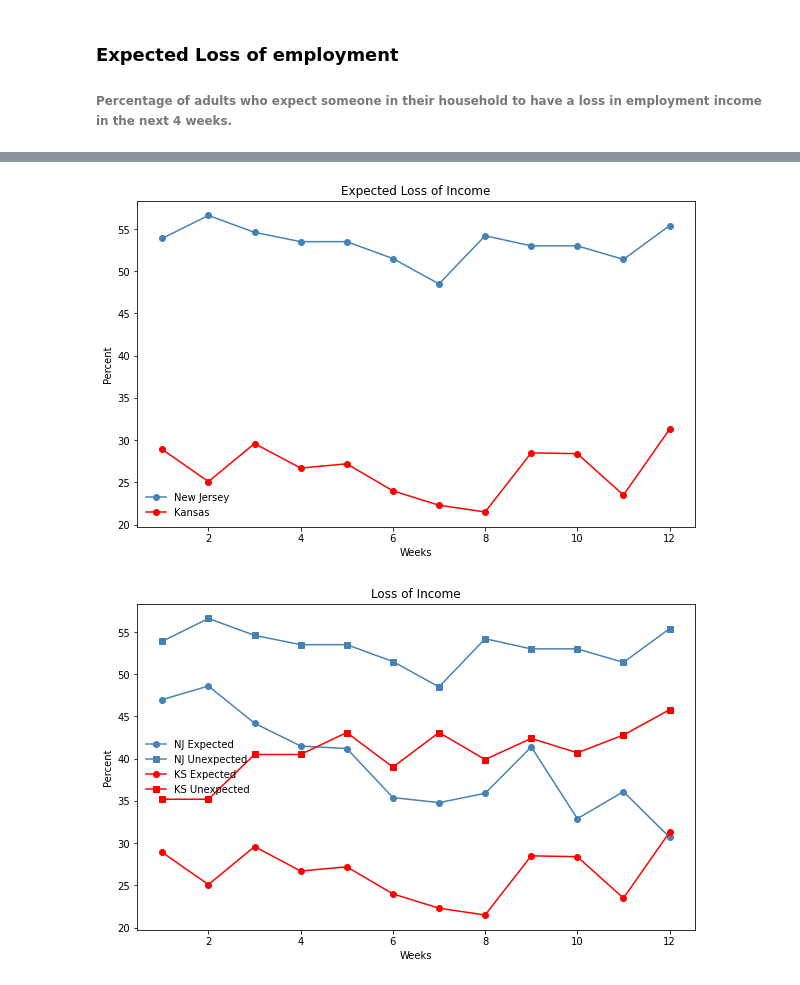
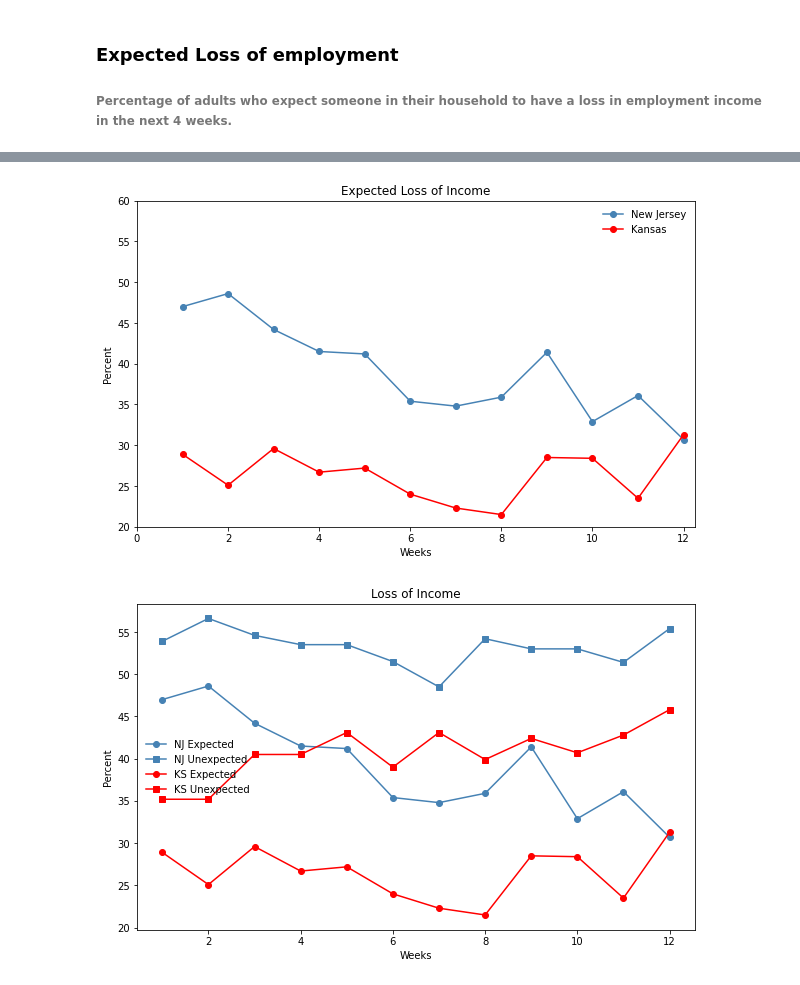
Before and after one commit to adrianstrecker/project-1, a Jupyter notebook: Census_Data/PULSE Survey/PULSE Data.ipynb, the cells around one changed output, grey strips where cells are left out. Drawn from its saved outputs; the diff is of its cells as text; code cells hidden in the pictures.

```diff
--- a/Census_Data/PULSE Survey/PULSE Data.ipynb
+++ b/Census_Data/PULSE Survey/PULSE Data.ipynb
@@ -199,19 +201,20 @@ ks_expected_loss_df
 # %%
 nj_expected = nj_expected_loss_df["Percent"]
 ks_unexpected = ks_expected_loss_df["Percent"]
 Week = [1, 2, 3, 4, 5, 6, 7, 8, 9 , 10, 11, 12]
 plt.figure(figsize = (10, 6))
-nj_expected_plot, = plt.plot(Week, nj_unexpected, marker = "o", color = "steelblue", label = "New Jersey")
-ks_expected_plot, = plt.plot(Week, ks_unexpected, marker = "o", color = "red", label = "Kansas")
+nj_expected_plot, = plt.plot(Week, nj_expected, marker = "o", color = "steelblue", label = "New Jersey")
+ks_expected_plot, = plt.plot(Week, ks_expected, marker = "o", color = "red", label = "Kansas")
 plt.xlabel("Weeks")
 plt.ylabel("Percent")
 plt.title("Expected Loss of Income")
-
+plt.xlim([0, 12.25])
+plt.ylim([20, 60])
 plt.legend(loc='best', frameon=False)
 plt.savefig("Expected Loss of Income.png")
 plt.show()
 # %% [output]
-[figure, old version]
+[figure, new version]
 # %%
 nj_expected = nj_expected_loss_df["Percent"]
 ks_expected = ks_expected_loss_df["Percent"]
```
Also changed, not shown: parts of 3 cells of this notebook, 2 other files.
